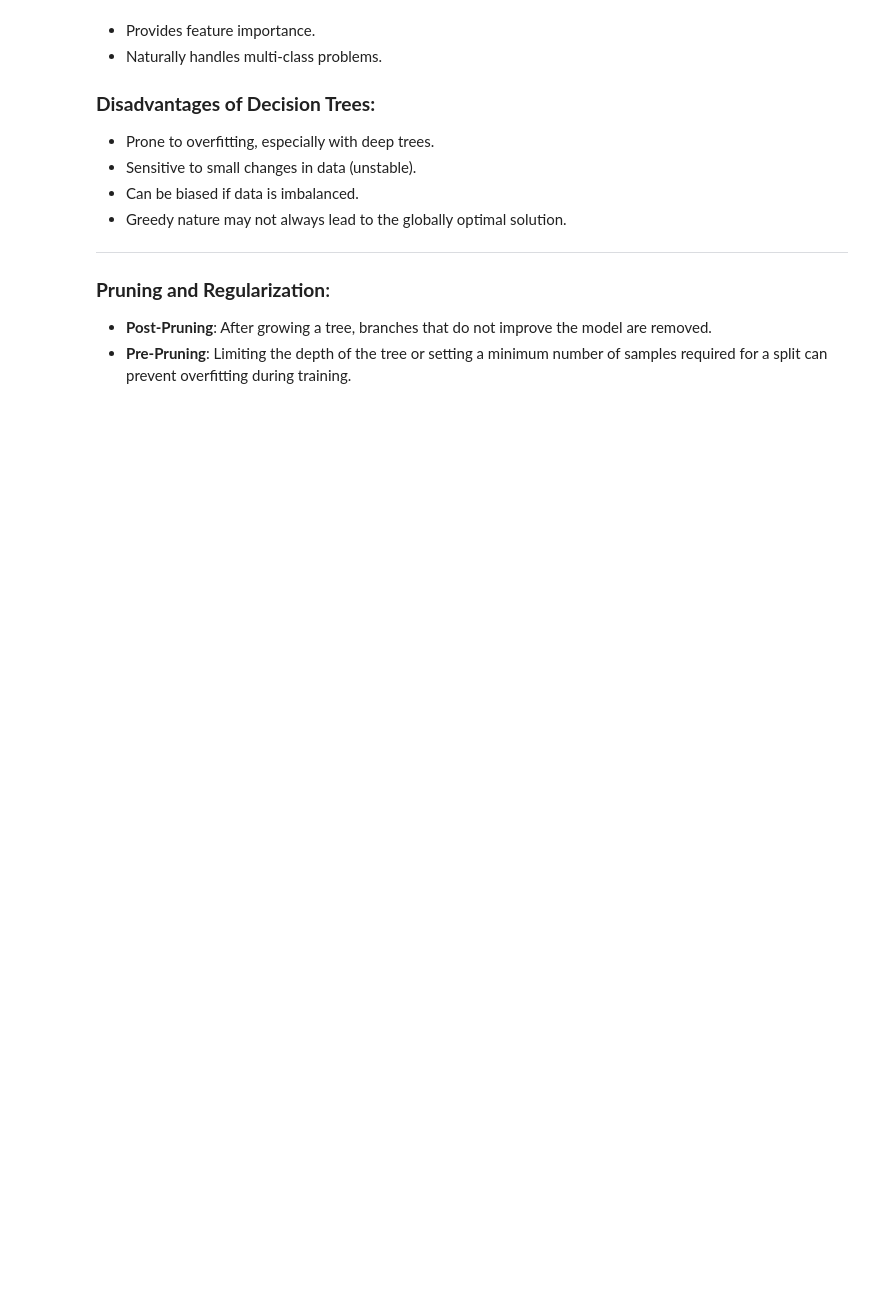
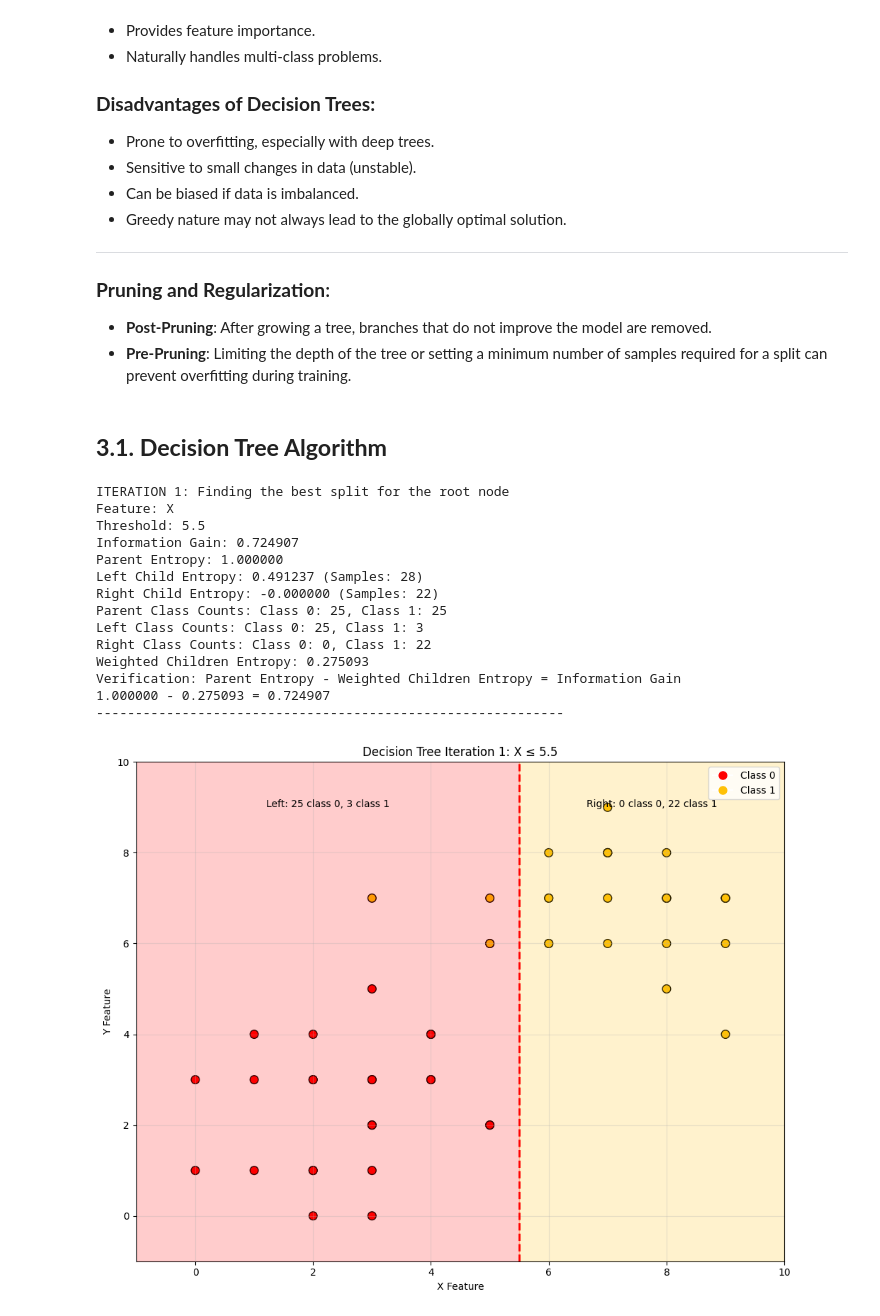
Before and after one commit to Berkin99/MachineLearning, a Jupyter notebook: LectureNotes/3_DT.ipynb, the cells around one changed output. Drawn from its saved outputs; the diff is of its cells as text; code cells hidden in the pictures; blank space fills up the shorter version.

```diff
--- a/LectureNotes/3_DT.ipynb
+++ b/LectureNotes/3_DT.ipynb
@@ -58,3 +58,5 @@
 ### **Pruning and Regularization**:
 - **Post-Pruning**: After growing a tree, branches that do not improve the model are removed.
 - **Pre-Pruning**: Limiting the depth of the tree or setting a minimum number of samples required for a split can prevent overfitting during training.
+# %% [markdown]
+## **3.1. Decision Tree Algorithm**
@@ -60,0 +292,34 @@
+# %%
+# ----------------------------- ITERATION 1 -----------------------------
+# Generate the dataset
+data = generate_data(n_samples=50)
+
+# Find the best split for the root node
+feature_idx, threshold, gain, left_indices, right_indices = find_best_split(data)
+
+# Split the data
+left_data = data[left_indices]
+right_data = data[right_indices]
+
+# Print information about the split
+print("ITERATION 1: Finding the best split for the root node")
+print_split_info(feature_idx, threshold, gain, data, left_data, right_data)
+
+# Plot the data and the decision boundary
+plot_data_and_boundary(data, feature_idx, threshold, 1, left_indices, right_indices)
+# %% [output]
+ITERATION 1: Finding the best split for the root node
+Feature: X
+Threshold: 5.5
+Information Gain: 0.724907
+Parent Entropy: 1.000000
+Left Child Entropy: 0.491237 (Samples: 28)
+Right Child Entropy: -0.000000 (Samples: 22)
+Parent Class Counts: Class 0: 25, Class 1: 25
+Left Class Counts: Class 0: 25, Class 1: 3
+Right Class Counts: Class 0: 0, Class 1: 22
+Weighted Children Entropy: 0.275093
+Verification: Parent Entropy - Weighted Children Entropy = Information Gain
+1.000000 - 0.275093 = 0.724907
+------------------------------------------------------------
+[figure, added]
```
Also changed, not shown: parts of 3 cells of this notebook, 3 other files.
